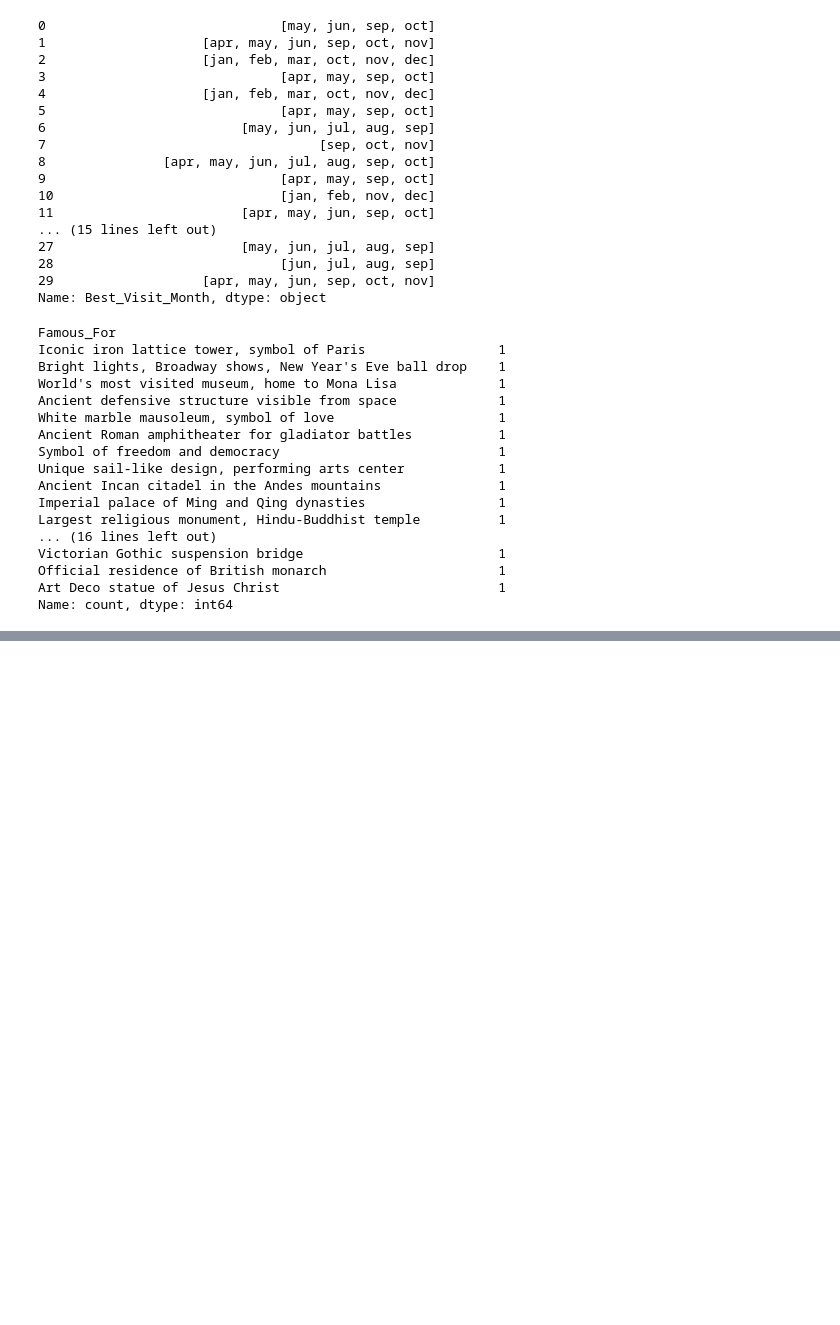
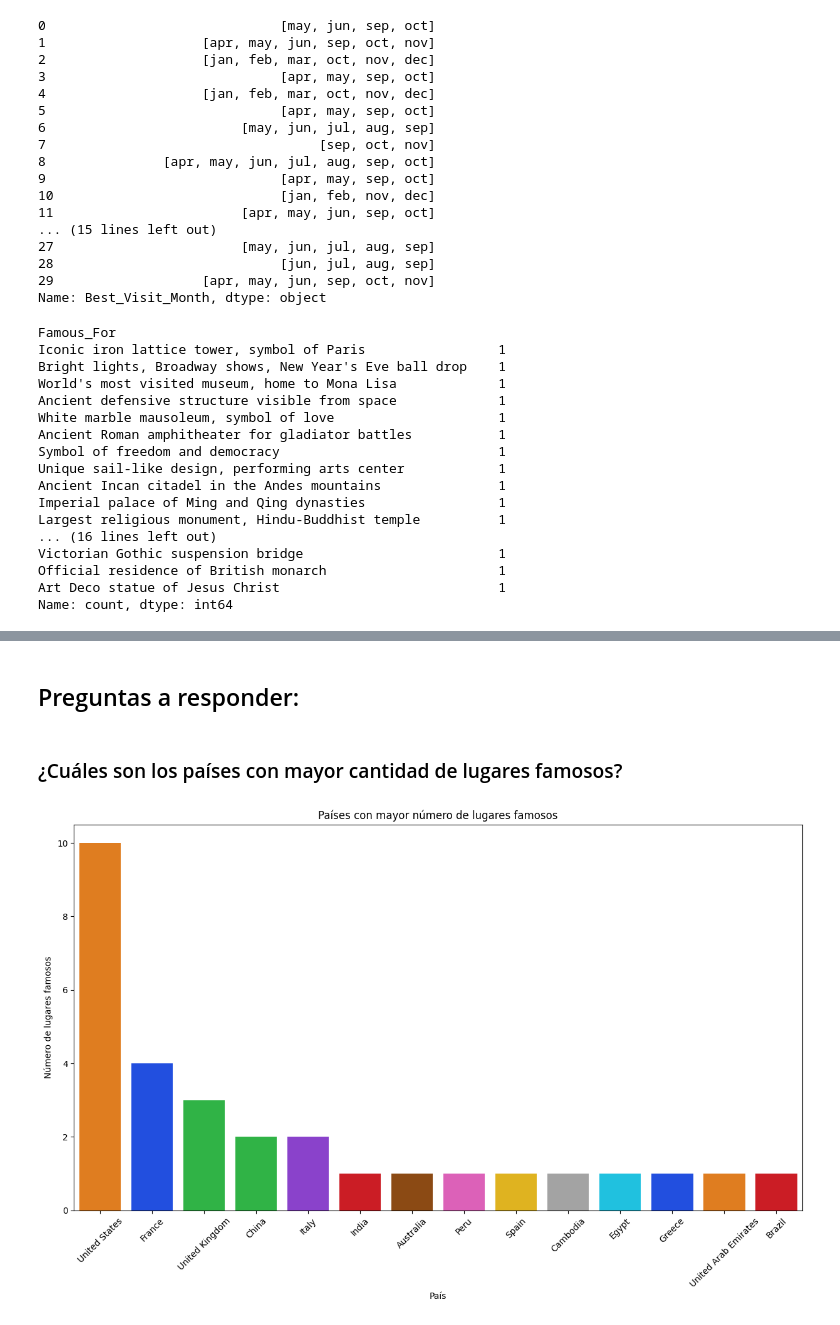
Before and after one commit to FaberGrisales/data-analysing, a Jupyter notebook: notebooks/World_Famous_Place_EDA.ipynb, the cells around one changed output, grey strips where cells are left out. Saved outputs shown, nothing was run; the diff lists cells and outputs as text; code cells hidden in the pictures; blank space fills up the shorter version.

Commit message:
Update World Famous Place EDA notebook

```diff
--- a/notebooks/World_Famous_Place_EDA.ipynb
+++ b/notebooks/World_Famous_Place_EDA.ipynb
@@ -245,3 +248,5 @@ Victorian Gothic suspension bridge                         1
 Official residence of British monarch                      1
 Art Deco statue of Jesus Christ                            1
 Name: count, dtype: int64
+# %%
+df_copy = df.copy()
@@ -247,0 +262,2 @@ Name: count, dtype: int64
+# %%
+df_copy.drop(columns=['UNESCO_World_Heritage', 'Year_Built', 'Entry_Fee_USD', 'Best_Visit_Month'], inplace=True)
@@ -247,0 +273,22 @@ Name: count, dtype: int64
+# %% [markdown]
+## Preguntas a responder:
+# %% [markdown]
+### ¿Cuáles son los países con mayor cantidad de lugares famosos?
+# %%
+plt.figure(figsize=(15,8))
+
+snb.countplot(
+    data=df_copy,
+    x='Country',
+    hue='Country',
+    order=df_copy['Country'].value_counts().index,
+    palette='bright'
+)
+
+plt.title('Países con mayor número de lugares famosos')
+plt.xlabel('País')
+plt.ylabel('Número de lugares famosos')
+plt.xticks(rotation=45)
+plt.show()
+# %% [output]
+[figure, added]
```
Also changed, not shown: parts of 14 cells of this notebook.
